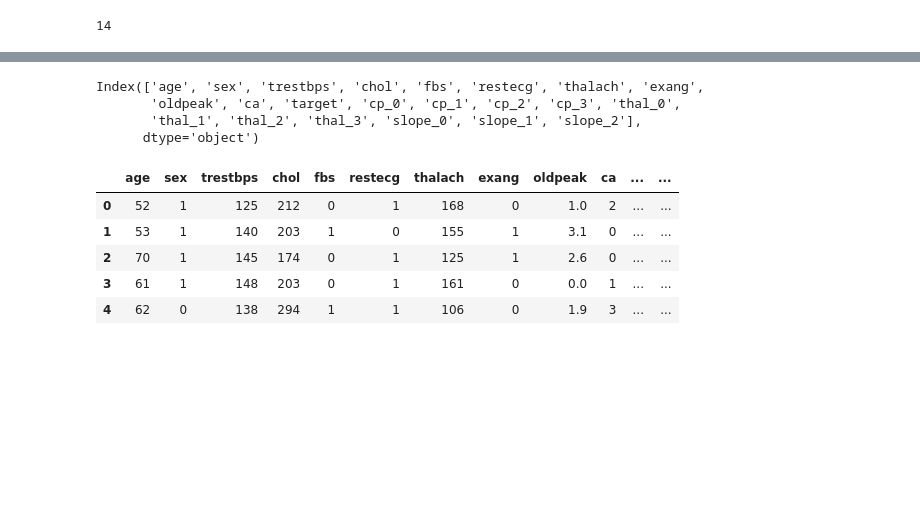
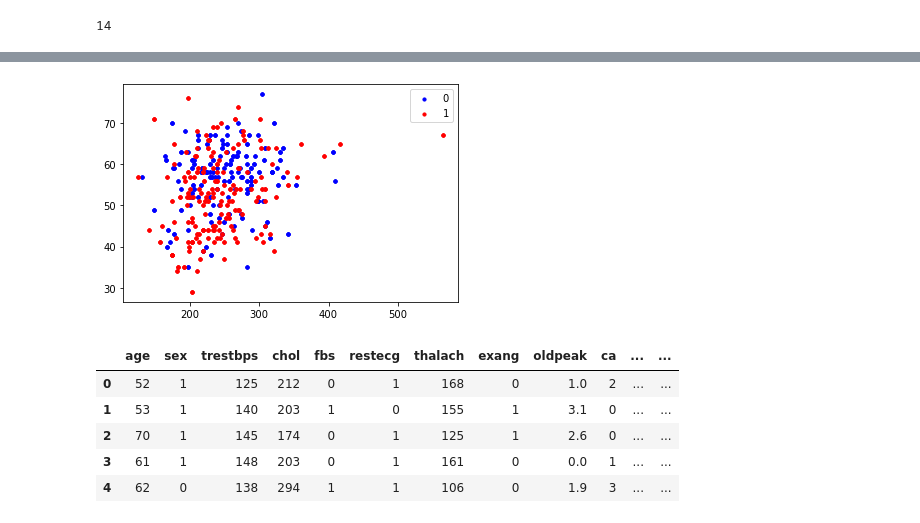
Before and after one commit to ddotu2612/BTL_MachineLearning, a Jupyter notebook: LogisReg_Thang.ipynb, the cells around one changed output, grey strips where cells are left out. Drawn from its saved outputs; the diff is of its cells as text; code cells hidden in the pictures; blank space fills up the shorter version.

```diff
--- a/LogisReg_Thang.ipynb
+++ b/LogisReg_Thang.ipynb
@@ -41,10 +44,22 @@ x_data = df.drop(['target'], axis = 1)
-# %%
-print(df.columns)
-# %% [output]
-Index(['age', 'sex', 'trestbps', 'chol', 'fbs', 'restecg', 'thalach', 'exang',
-       'oldpeak', 'ca', 'target', 'cp_0', 'cp_1', 'cp_2', 'cp_3', 'thal_0',
-       'thal_1', 'thal_2', 'thal_3', 'slope_0', 'slope_1', 'slope_2'],
-      dtype='object')
+# %%
+scatter_x1 = np.array(x_data['chol'])
+scatter_x2 = np.array(x_data['age'])
+group_val = y
+cdict = {0: 'blue', 1: 'red'}
+
+# fig, ax = pyplot.subplots()
+# for g in np.unique(group_val):
+#     ix = np.where(group_val == g)
+#     ax.scatter(scatter_x1[ix], scatter_x2[ix], c = cdict[g], label = g, s = 100)
+fig, ax = pyplot.subplots()
+for g in np.unique(group_val):
+    ix = np.where(group_val == g)
+    ax.scatter(scatter_x1[ix], scatter_x2[ix], c = cdict[g], label = g, s = 10)
+
+ax.legend()
+pyplot.show()
+# %% [output]
+[figure, added]
 # %%
 df.head()
 # %% [output]
```
Also changed, not shown: parts of 15 cells of this notebook.
